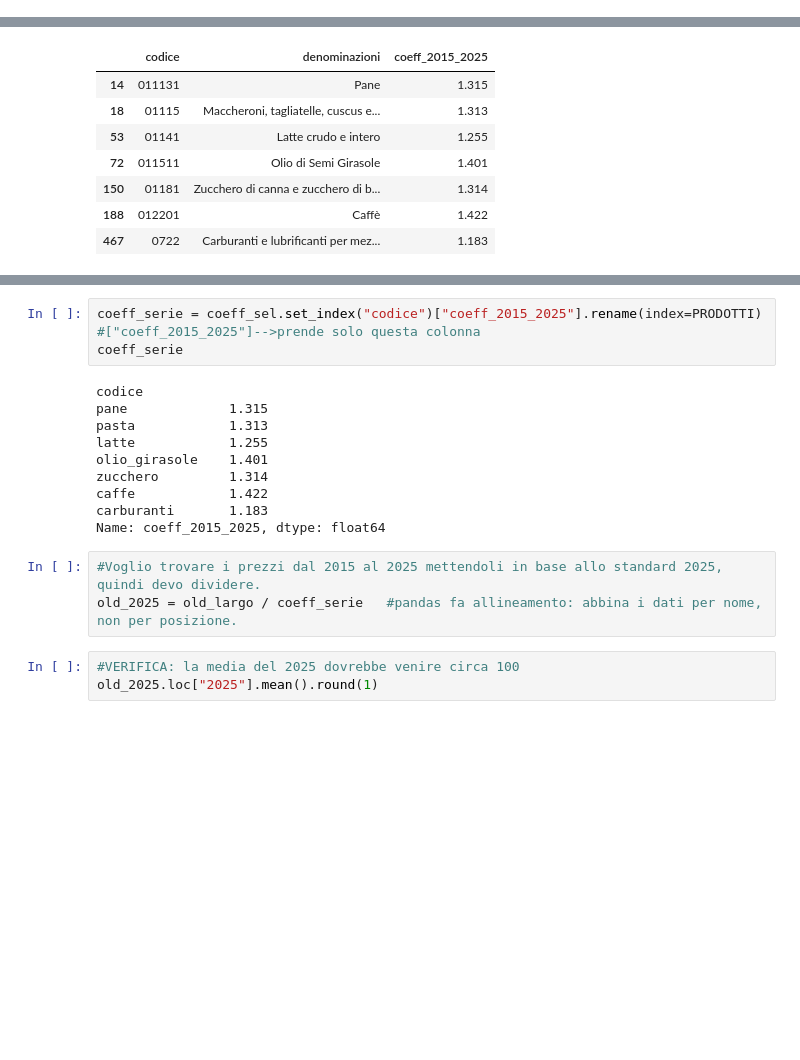
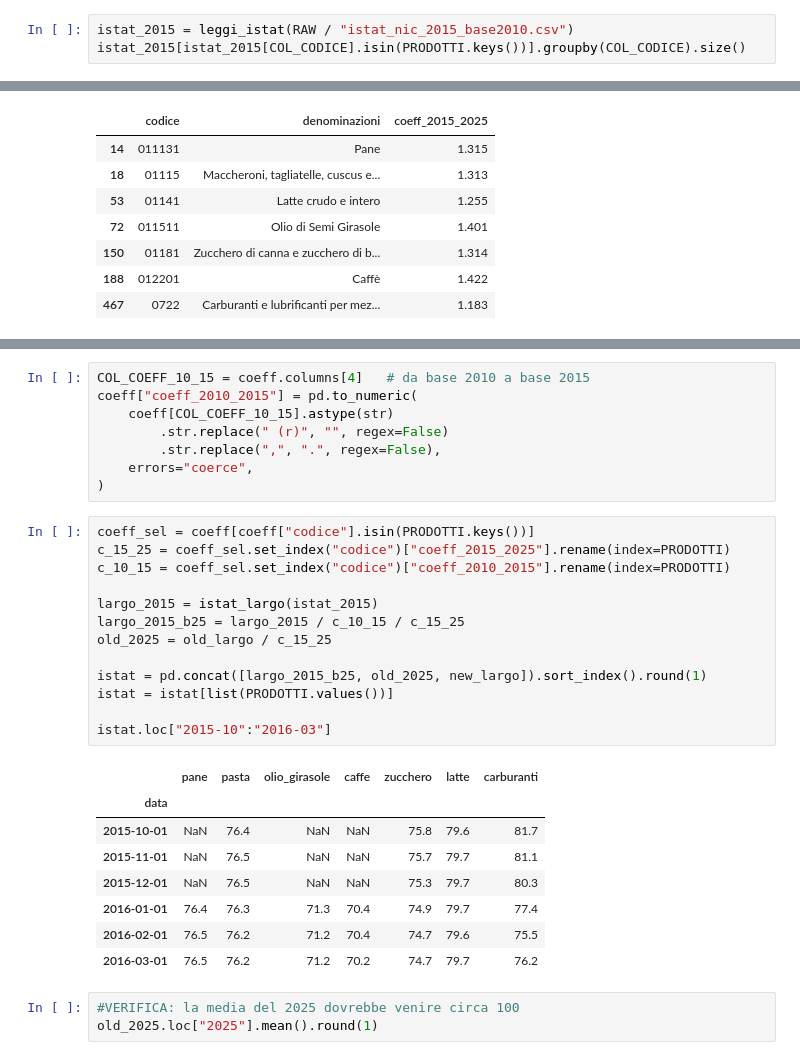
Before and after one commit to emamercadante03-sketch/carrello-crisi-geopolitiche, a Jupyter notebook: notebooks/01_pulizia.ipynb, the cells around one changed output, grey strips where cells are left out. Saved outputs shown, nothing was run; the diff lists cells and outputs as text; blank space fills up the shorter version.

```diff
--- a/notebooks/01_pulizia.ipynb
+++ b/notebooks/01_pulizia.ipynb
@@ -185,0 +191,3 @@ old_largo.head()
+# %%
+istat_2015 = leggi_istat(RAW / "istat_nic_2015_base2010.csv")
+istat_2015[istat_2015[COL_CODICE].isin(PRODOTTI.keys())].groupby(COL_CODICE).size()
@@ -304,19 +356,33 @@ coeff_sel[["codice", "denominazioni", "coeff_2015_2025"]]
+# %%
+COL_COEFF_10_15 = coeff.columns[4]   # da base 2010 a base 2015
+coeff["coeff_2010_2015"] = pd.to_numeric(
+    coeff[COL_COEFF_10_15].astype(str)
+        .str.replace(" (r)", "", regex=False)
+        .str.replace(",", ".", regex=False),
+    errors="coerce",
+)
 # %%
-coeff_serie = coeff_sel.set_index("codice")["coeff_2015_2025"].rename(index=PRODOTTI)   #["coeff_2015_2025"]-->prende solo questa colonna
-coeff_serie
+coeff_sel = coeff[coeff["codice"].isin(PRODOTTI.keys())]
+c_15_25 = coeff_sel.set_index("codice")["coeff_2015_2025"].rename(index=PRODOTTI)
+c_10_15 = coeff_sel.set_index("codice")["coeff_2010_2015"].rename(index=PRODOTTI)
+
+largo_2015 = istat_largo(istat_2015)
+largo_2015_b25 = largo_2015 / c_10_15 / c_15_25
+old_2025 = old_largo / c_15_25
+
+istat = pd.concat([largo_2015_b25, old_2025, new_largo]).sort_index().round(1)
+istat = istat[list(PRODOTTI.values())]
+
+istat.loc["2015-10":"2016-03"]
 # %% [output]
-codice
-pane             1.315
-pasta            1.313
-latte            1.255
-olio_girasole    1.401
-zucchero         1.314
-caffe            1.422
-carburanti       1.183
-Name: coeff_2015_2025, dtype: float64
+|  | pane | pasta | olio_girasole | caffe | zucchero | latte | carburanti |
+| data |  |  |  |  |  |  |  |
+| 2015-10-01 | NaN | 76.4 | NaN | NaN | 75.8 | 79.6 | 81.7 |
+| 2015-11-01 | NaN | 76.5 | NaN | NaN | 75.7 | 79.7 | 81.1 |
+| 2015-12-01 | NaN | 76.5 | NaN | NaN | 75.3 | 79.7 | 80.3 |
+| 2016-01-01 | 76.4 | 76.3 | 71.3 | 70.4 | 74.9 | 79.7 | 77.4 |
+| 2016-02-01 | 76.5 | 76.2 | 71.2 | 70.4 | 74.7 | 79.6 | 75.5 |
+| 2016-03-01 | 76.5 | 76.2 | 71.2 | 70.2 | 74.7 | 79.7 | 76.2 |
-# %%
-#Voglio trovare i prezzi dal 2015 al 2025 mettendoli in base allo standard 2025, quindi devo dividere.
-old_2025 = old_largo / coeff_serie   #pandas fa allineamento: abbina i dati per nome, non per posizione.
 # %%
 #VERIFICA: la media del 2025 dovrebbe venire circa 100
 old_2025.loc["2025"].mean().round(1)
```
Also changed, not shown: parts of 17 cells of this notebook, 8 other files.
